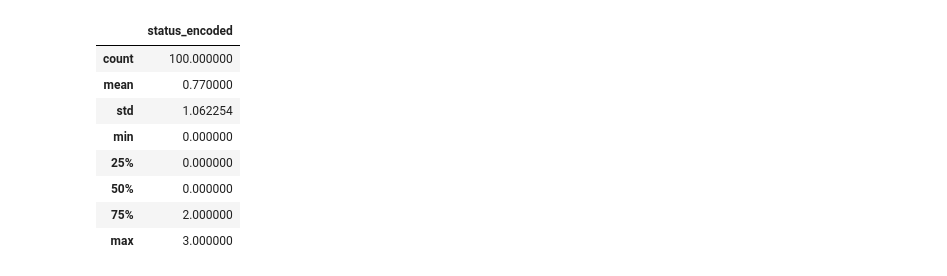
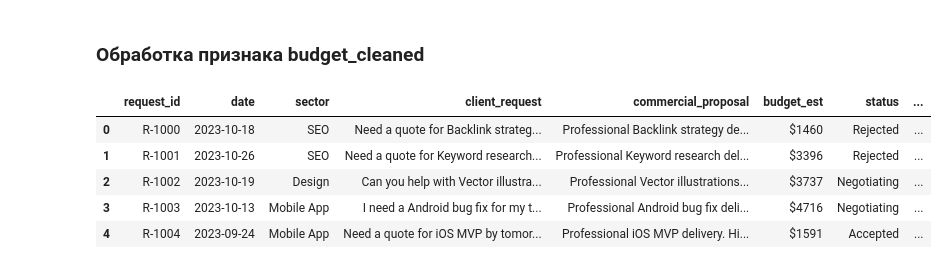
Before and after one commit to Johannmbo/ML_Sys_Design_Project, a Jupyter notebook: MVP.ipynb, the cells around one changed output. Drawn from its saved outputs; the diff is of its cells as text; code cells hidden in the pictures.

```diff
--- a/MVP.ipynb
+++ b/MVP.ipynb
@@ -71,12 +56,0 @@ df.head()
-# %%
-df.describe()
-# %% [output]
-|  | status_encoded |
-| count | 100.000000 |
-| mean | 0.770000 |
-| std | 1.062254 |
-| min | 0.000000 |
-| 25% | 0.000000 |
-| 50% | 0.000000 |
-| 75% | 2.000000 |
-| max | 3.000000 |
@@ -84,0 +60,2 @@ df.drop(columns = 'request_id', inplace = True)
+# %% [markdown]
+### Обработка признака budget_cleaned
@@ -84,0 +70,11 @@ df.drop(columns = 'request_id', inplace = True)
+# %%
+df['budget_cleaned'] = df['budget_est'].apply(clean_budget)
+df['is_variable_rate'] = df['budget_est'].astype(str).str.contains('/word|/week', na=False)
+df.head()
+# %% [output]
+|  | request_id | date | sector | client_request | commercial_proposal | budget_est | status | ... |
+| 0 | R-1000 | 2023-10-18 | SEO | Need a quote for Backlink strateg... | Professional Backlink strategy de... | $1460 | Rejected | ... |
+| 1 | R-1001 | 2023-10-26 | SEO | Need a quote for Keyword research... | Professional Keyword research del... | $3396 | Rejected | ... |
+| 2 | R-1002 | 2023-10-19 | Design | Can you help with Vector illustra... | Professional Vector illustrations... | $3737 | Negotiating | ... |
+| 3 | R-1003 | 2023-10-13 | Mobile App | I need a Android bug fix for my t... | Professional Android bug fix deli... | $4716 | Negotiating | ... |
+| 4 | R-1004 | 2023-09-24 | Mobile App | Need a quote for iOS MVP by tomor... | Professional iOS MVP delivery. Hi... | $1591 | Accepted | ... |
```
Also changed, not shown: parts of 47 cells of this notebook, 17 other files.
